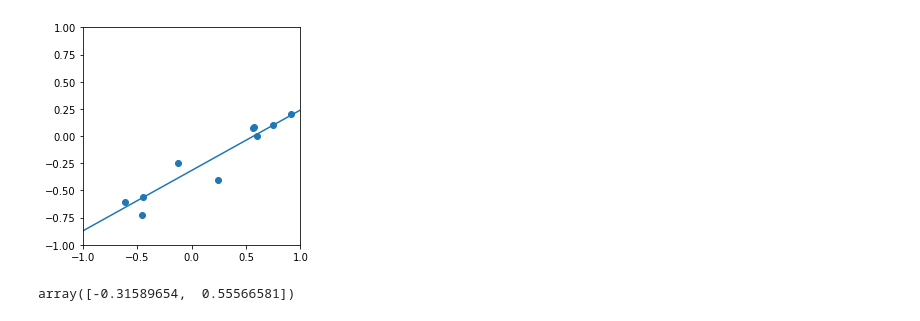
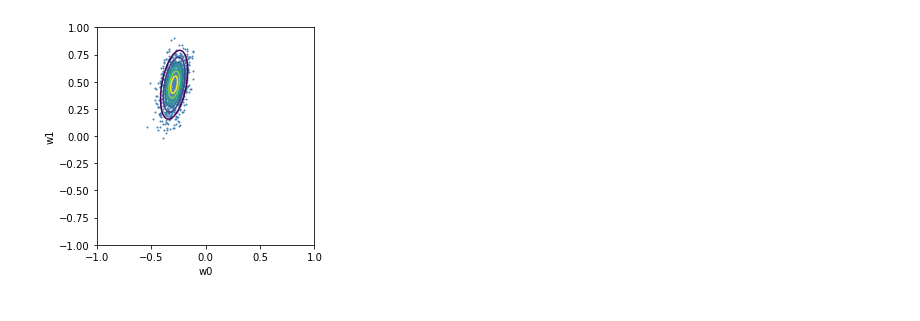
Before and after one commit to ctgk/bayesnet, a Jupyter notebook: notebook/MCMC.ipynb, the cells around one changed output. Cells and saved outputs as stored; diff of their text form; code cells hidden in the pictures.

```diff
--- a/notebook/MCMC.ipynb
+++ b/notebook/MCMC.ipynb
@@ -61,6 +81,8 @@ plt.gca().set_aspect("equal", adjustable="box")
 # %%
 sample = bn.sampler.hmc(
-    BayesianRegressor(np.array([-0.3, 0.5])),
+    BayesianRegressor(model.w.value),
     (X_train, y_train),
-    100, 0.001, 10
+    1000,
+    step_size=1e-2,
+    n_step=10
 )
@@ -115,14 +89,13 @@ for _ in range(1000):
-# %%
-x = np.linspace(-1, 1, 100)
-X = PolynomialFeatures(1).fit_transform(x[:, None])
-plt.plot(x, model(X))
-plt.scatter(x_train, y_train)
-plt.xlim(-1, 1)
-plt.ylim(-1, 1)
-plt.gca().set_aspect("equal", adjustable="box")
-# %% [output]
-[figure, removed]
-# %%
-model.w.value
-# %% [output]
-array([-0.31589654,  0.55566581])
+# %%
+w0, w1 = np.meshgrid(np.linspace(-1, 1, 100), np.linspace(-1, 1, 100))
+w_grid = np.array([w0, w1]).transpose(1, 2, 0)
+plt.contour(w0, w1, multivariate_normal.pdf(w_grid, mean=analytical_model.w_mean, cov=analytical_model.w_cov))
+w_sample = np.asarray(sample["w"])
+plt.scatter(w_sample[:, 0], w_sample[:, 1], c="steelblue", s=1)
+plt.xlabel("w0")
+plt.ylabel("w1")
+plt.xlim(-1, 1)
+plt.ylim(-1, 1)
+plt.gca().set_aspect("equal")
+# %% [output]
+[figure, added]
```
Also changed, not shown: parts of 14 cells of this notebook.
